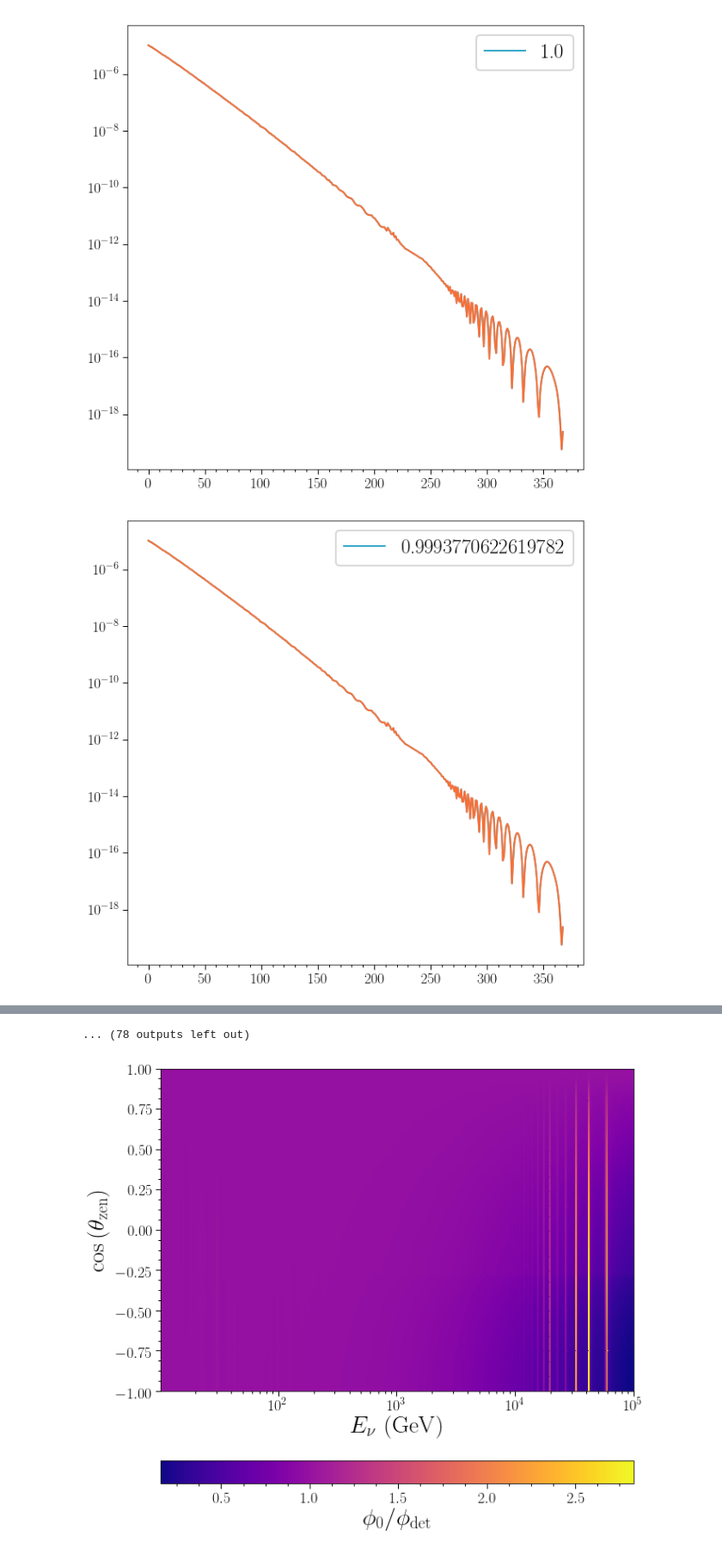
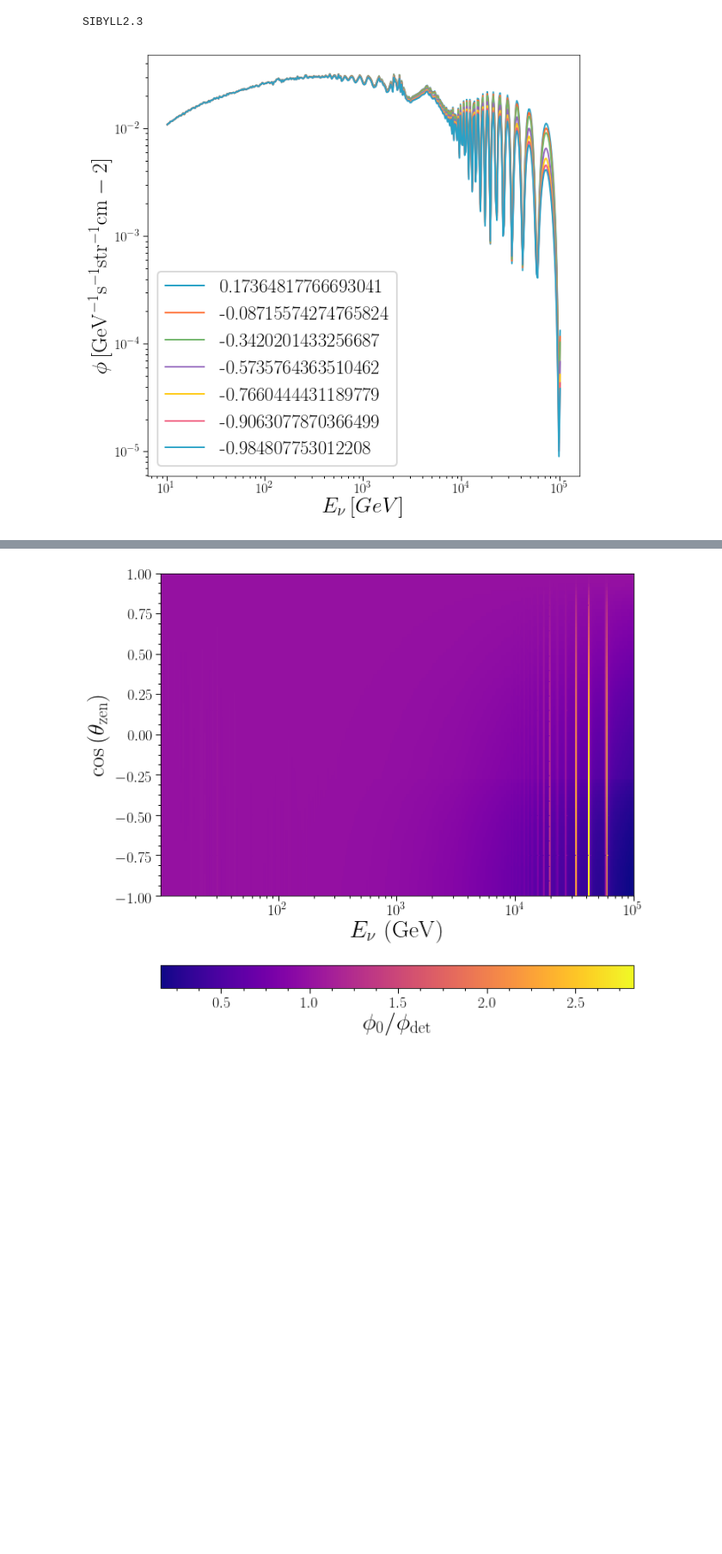
Before and after one commit to jlazar17/solar_WIMP, a Jupyter notebook: Untitled2.ipynb, the cells around one changed output, grey strips where cells are left out. Shown at 86% size. Saved outputs shown, nothing was run; the diff lists cells and outputs as text; code cells hidden in the pictures; blank space fills up the shorter version.

```diff
--- a/Untitled2.ipynb
+++ b/Untitled2.ipynb
@@ -35,7 +35,7 @@ theta_13   = np.radians(8.61)
 theta_23   = np.radians(48.3)
 delta_cp   = np.radians(222)
 
-zens = np.linspace(0,np.pi,90)
+zens = np.radians(np.linspace(80, 180, 101))
 r_e    = 6371*pc.km
 # %%
 numuflux = np.zeros((2, len(zens), len(nu_flux[:,0])))
@@ -63,14 +61,22 @@ for i,zen in enumerate(zens):
 
     numuflux[0,i,:] = [nuSQ.EvalFlavor(1,e*pc.GeV,0) for e in flux[:,0]]
     numuflux[1,i,:] = [nuSQ.EvalFlavor(1,e*pc.GeV,1) for e in flux[:,0]]
+# %%
+print('data/solar_atm/AtIceCube/SIBYLL2.3_pp_CombinedGHAndHG_H4a_nu_nubar.npy'.split("/")[-1].split("_")[0])
+# %% [output]
+SIBYLL2.3
+# %%
+numuflux = np.load('data/solar_atm/AtIceCube/SIBYLL2.3_pp_CombinedGHAndHG_H4a_nu_nubar.npy', )
 # %%
 for i,zen in enumerate(zens):
-    plt.plot(numuflux[0,i,:], label=np.cos(zen))
-    plt.plot(flux[:,2])
-    plt.semilogy()
+    if i%15==0:
+        plt.plot(flux[:,0], numuflux[0,i,:]*flux[:,0]**3, label=np.cos(zen))
+#     plt.plot(flux[:,2])
+plt.loglog()
+plt.xlabel(r'$E_{\nu}\,[GeV]$')
+plt.ylabel(r'$\phi\,[\rm{GeV}^{-1}\rm{s}^{-1}\rm{str}^{-1}\rm{cm}^{}-2]$')
+plt.legend()
 
-    plt.legend()
-    plt.show()
+plt.show()
 # %% [output]
-[figure, old version]
+[figure, new version]
-[figure, removed]
@@ -87,4 +83,3 @@ for i,zen in enumerate(zens):
-... (78 outputs left out)
 # %%
 ax = plt.figure(figsize=(10,10))
 
```
Also changed, not shown: parts of 14 cells of this notebook, 21 other files.
